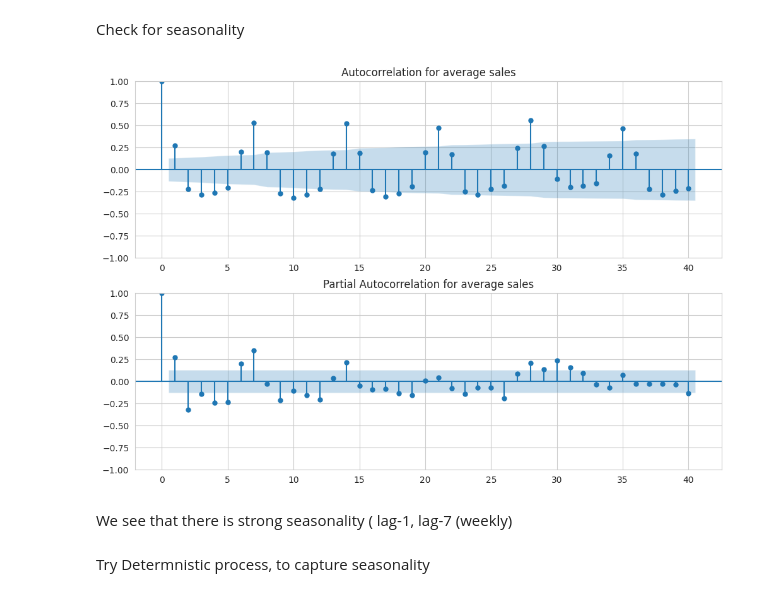
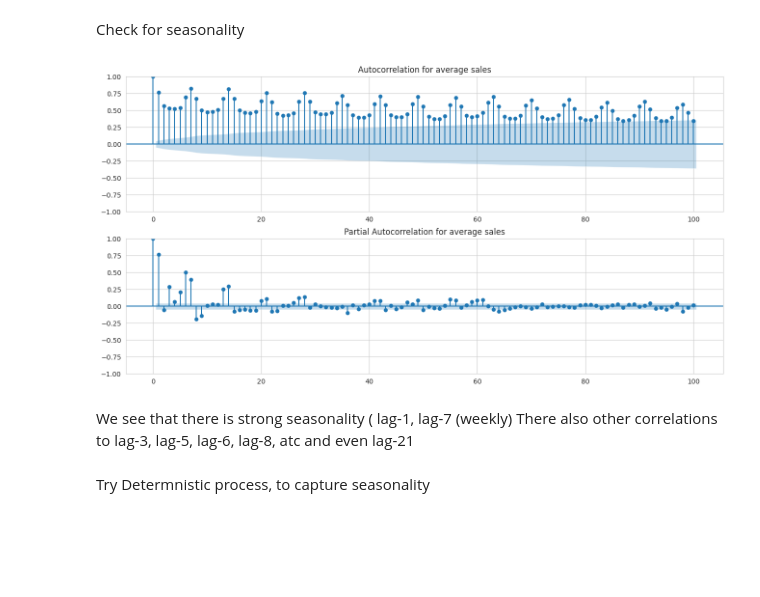
Before and after one commit to MichalGasiorowski/kaggle-store-sales-time-series-forecasting, a Jupyter notebook: notebooks/1.0-mg-store-sales-time-series-forecasting-exploration.pynb.ipynb, the cells around one changed output. Cells and saved outputs as stored; diff of their text form; code cells hidden in the pictures; blank space fills up the shorter version.

Commit message:
TS sales notebook WIP

```diff
--- a/notebooks/1.0-mg-store-sales-time-series-forecasting-exploration.pynb.ipynb
+++ b/notebooks/1.0-mg-store-sales-time-series-forecasting-exploration.pynb.ipynb
@@ -142,16 +222,17 @@ supply_sales.plot()
 # %% [markdown]
 Check for seasonality
 # %%
-X = average_sales["sales"]
-fig = plt.figure(figsize=(12, 8))
+X = average_full_sales["sales"]
+fig = plt.figure(figsize=(16, 8))
 ax1 = fig.add_subplot(211)
-fig = sm.graphics.tsa.plot_acf(X.values.squeeze(), lags=40, ax=ax1, title="Autocorrelation for average sales")
+fig = sm.graphics.tsa.plot_acf(X.values.squeeze(), lags=100, ax=ax1, title="Autocorrelation for average sales")
 ax2 = fig.add_subplot(212)
-fig = sm.graphics.tsa.plot_pacf(X.values.squeeze(), lags=40, ax=ax2, title="Partial Autocorrelation for average sales")
+fig = sm.graphics.tsa.plot_pacf(X.values.squeeze(), lags=100, ax=ax2, title="Partial Autocorrelation for average sales")
 # %% [output]
-[figure, old version]
+[figure, new version]
 # %% [markdown]
 We see that there is strong seasonality ( lag-1, lag-7 (weekly)
+There also other correlations to lag-3, lag-5, lag-6, lag-8, atc and even lag-21
 # %% [markdown]
 Try Determnistic process, to capture seasonality
 # %%
```
Also changed, not shown: parts of 51 cells of this notebook.
